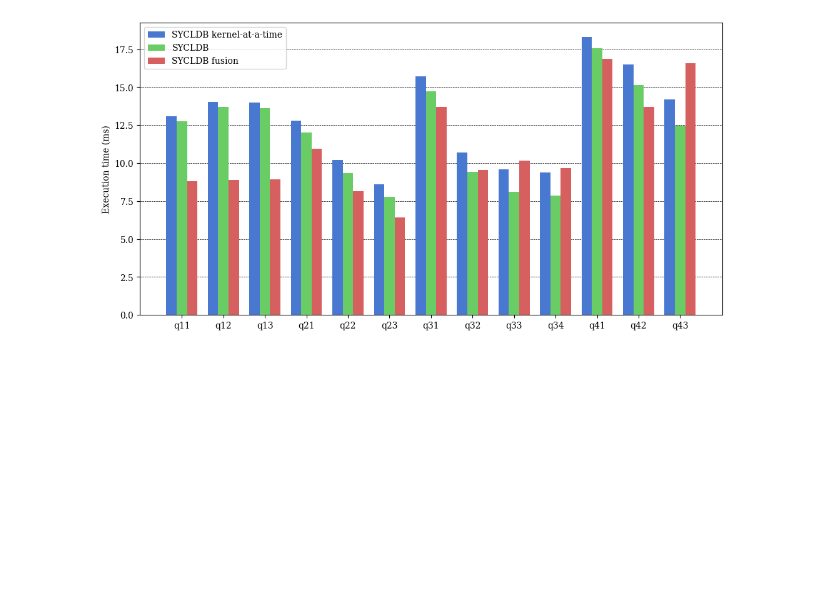
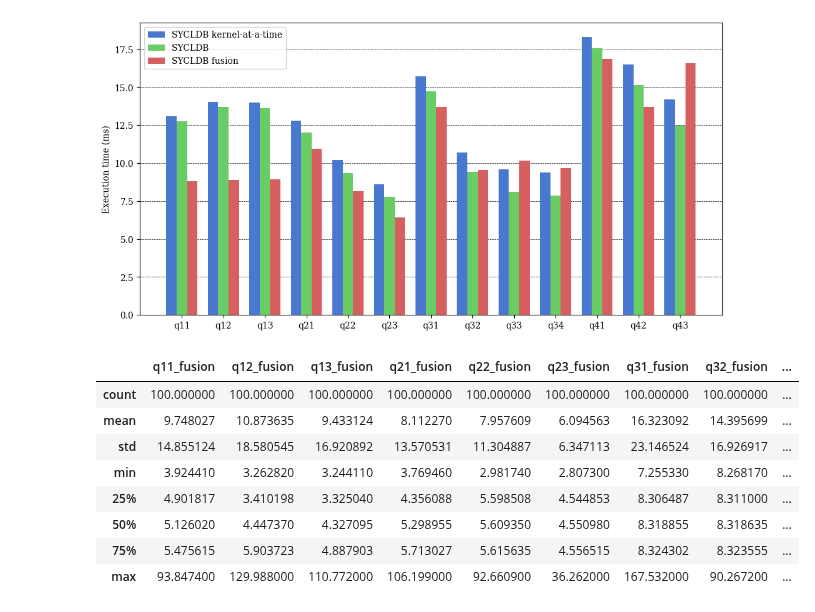
Before and after one commit to Maestro-Zacht/sycldb-calcite-executor, a Jupyter notebook: performances/perf.ipynb, the cells around one changed output. Drawn from its saved outputs; the diff is of its cells as text; code cells hidden in the pictures; blank space fills up the shorter version.

Commit message:
performances cxl fusion

```diff
--- a/performances/perf.ipynb
+++ b/performances/perf.ipynb
@@ -139,3 +139,21 @@ ax.grid(color='black', linestyle='--', linewidth=0.5, zorder=1000, axis='y')
 plt.show()
 # %% [output]
 [figure]
+# %%
+results_cxl = pd.DataFrame()
+
+for q in queries:
+    fusion_df = pd.read_csv(f'{q}-performance-cxl.log', header=None, names=['execution_time_ms'])
+    results_cxl[f'{q}_fusion'] = fusion_df['execution_time_ms']
+
+results_cxl.describe()
+# %% [output]
+|  | q11_fusion | q12_fusion | q13_fusion | q21_fusion | q22_fusion | q23_fusion | q31_fusion | q32_fusion | ... |
+| count | 100.000000 | 100.000000 | 100.000000 | 100.000000 | 100.000000 | 100.000000 | 100.000000 | 100.000000 | ... |
+| mean | 9.748027 | 10.873635 | 9.433124 | 8.112270 | 7.957609 | 6.094563 | 16.323092 | 14.395699 | ... |
+| std | 14.855124 | 18.580545 | 16.920892 | 13.570531 | 11.304887 | 6.347113 | 23.146524 | 16.926917 | ... |
+| min | 3.924410 | 3.262820 | 3.244110 | 3.769460 | 2.981740 | 2.807300 | 7.255330 | 8.268170 | ... |
+| 25% | 4.901817 | 3.410198 | 3.325040 | 4.356088 | 5.598508 | 4.544853 | 8.306487 | 8.311000 | ... |
+| 50% | 5.126020 | 4.447370 | 4.327095 | 5.298955 | 5.609350 | 4.550980 | 8.318855 | 8.318635 | ... |
+| 75% | 5.475615 | 5.903723 | 4.887903 | 5.713027 | 5.615635 | 4.556515 | 8.324302 | 8.323555 | ... |
+| max | 93.847400 | 129.988000 | 110.772000 | 106.199000 | 92.660900 | 36.262000 | 167.532000 | 90.267200 | ... |
```
Also changed, not shown: 14 other files.
